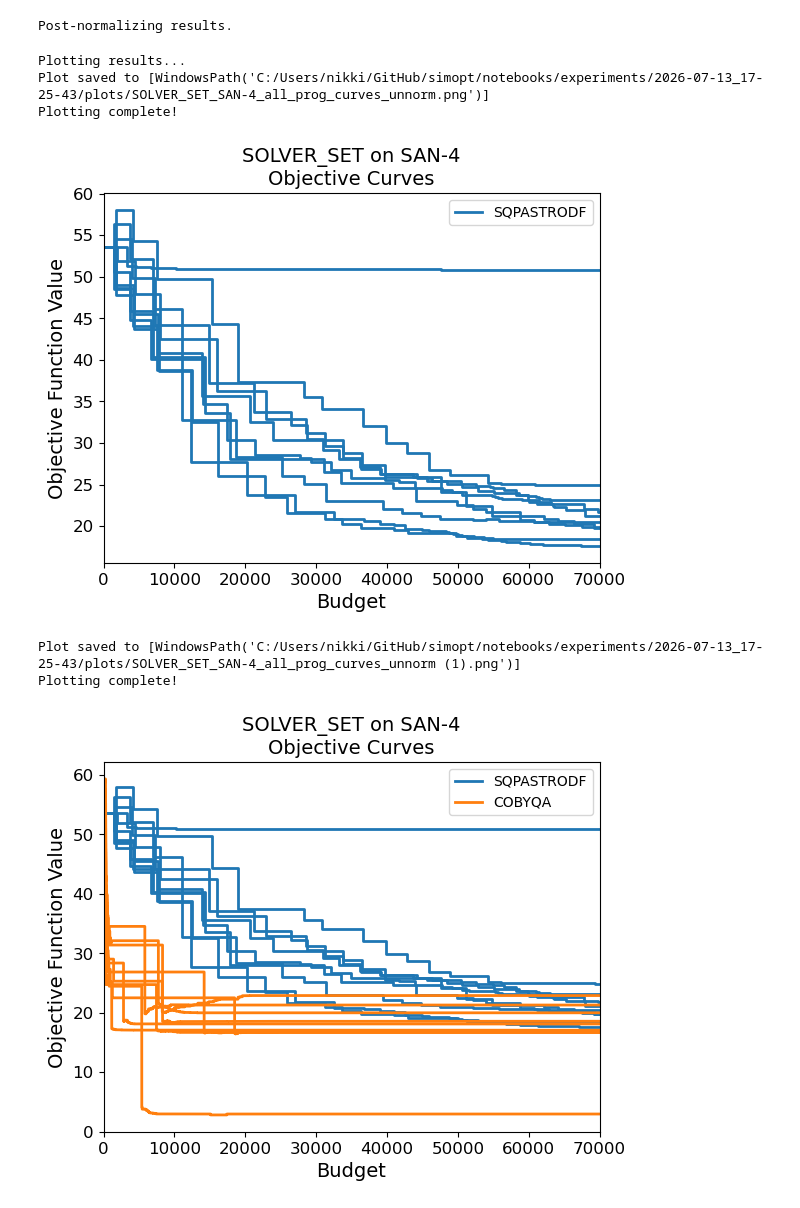
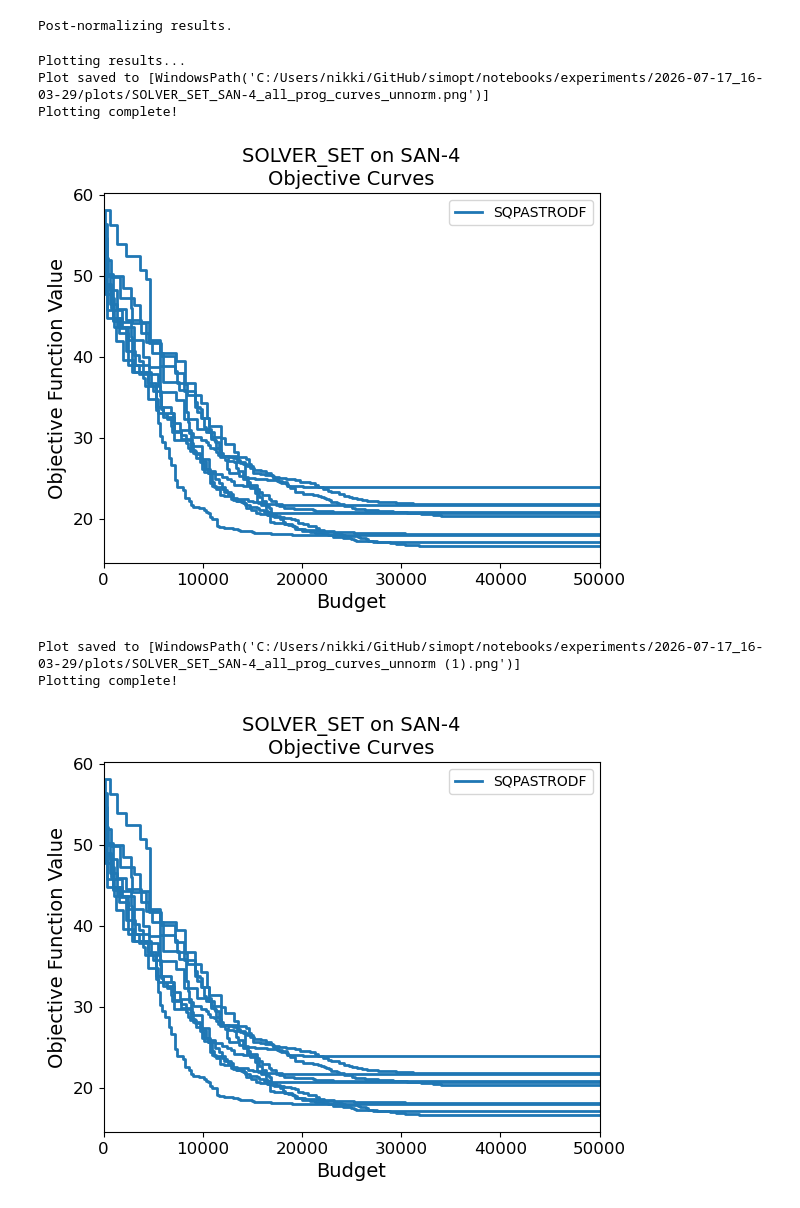
Before and after one commit to simopt-admin/simopt, a Jupyter notebook: notebooks/astro_testing.ipynb, the cells around one changed output. Drawn from its saved outputs; the diff is of its cells as text; code cells hidden in the pictures.

Commit message:
plot 0 updates

```diff
--- a/notebooks/astro_testing.ipynb
+++ b/notebooks/astro_testing.ipynb
@@ -23,15 +23,16 @@ To query model/problem/solver names, run `python scripts/list_directories.py`
 # %%
 # Specify the names of the solver(s) and problem(s) to test.
 #solver_abbr_names = [ "SQPASTRODF"]
-# COBYQA testing
+#COBYQA testing
 solver_abbr_names = ["SQPASTRODF", "COBYQA"]
 problem_abbr_names = ["SAN-4"]
 solver_factors = [{"feas_tol": 1e-2,
                    "easy_solve": False,
                    "use_gradients":False,
                    "sampling_method": "adaptive",
+                   "mu": 1,
                   },
-                  {"sample_size": 10,
+                  {"sample_size": 5,
                    "feas_tol": 1e-2}]
 
 # # General IBO testing
@@ -65,35 +66,35 @@ solver_factors = [{"feas_tol": 1e-2,
 #                    "eta_1" : .1,
 #                    "eta_2": .7}]
 # solver_renames = ["SQPASTRODF", "IBO"]
-# solver_abbr_names = ["SQPASTRODF"]
+# solver_abbr_names = ["SQPASTRODF","SQPASTRODF"]
 # problem_abbr_names = ["SAN-4"]
 # solver_factors = [
 #                   {"feas_tol": 1e-2,
-#                    "delta_0":1,
 #                    "easy_solve": False,
 #                    "use_gradients":False,
-#                    "sigma_min": 10,
-#                    "sigma_b_max":1e8,
 #                    "sampling_method": "adaptive",
-#                    "sigma_b_increase": 1,
-#                    }]
-#solver_renames = ["SQP-ASTRO-DF"]
-# solver_abbr_names = ["SQPASTRODF"]
-# problem_abbr_names = ["SAN-3"]
-# solver_factors = [{"feas_tol": 1e-4,
-#                    "delta_0":1, "a_normal": .9,
-#                    "a_tangent":.1, "mu":.1,
+#                    "mu": 1,
+#                    },
+#                 {"feas_tol": 1e-2,
 #                    "easy_solve": False,
 #                    "use_gradients":False,
-#                    "sigma_min": 1,
-#                    "sigma_b_max":100,
+#                    "sampling_method": "IBO",
+#                    "mu": 1,
+
+#                 }
+
+#                     ]
+# solver_renames = ["SQP-ASTRO-DF"]
+# solver_abbr_names = ["SQPASTRODF"]
+# problem_abbr_names = ["SAN-4"]
+# solver_factors = [{"feas_tol": 1e-2,
+#                    "easy_solve": False,
+#                    "use_gradients":False,
 #                    "sampling_method": "adaptive",
-#                    "gamma_1": 1.41421356237,
-#                    "eta_1" : .1,
-#                    "eta_2": .7
+#                    "mu": 1,
 #                   }]
 #solver_factors = [{}]
-problem_factors = [{"budget":70000, "total_cost": 5}]
+problem_factors = [{"budget":50000, "total_cost": 5}]
 # small SAN problem factors
 # arcs = [
 #     (1, 2),
@@ -215,32 +216,32 @@ def _print_path(plot_path: list[Path]) -> None:
 
 _print_path(
     plot_progress_curves(
-        experiments=mymetaexperiment.experiments[0]  , plot_type=PlotType.ALL, normalize=False
+        experiments=mymetaexperiment.experiments[0] , plot_type=PlotType.ALL, normalize=False
     )
 )
 
 print("Plotting complete!")
 # %% [output]
 Plotting results...
-Plot saved to [WindowsPath('C:/Users/nikki/GitHub/simopt/notebooks/experiments/2026-07-13_17-25-43/plots/SOLVER_SET_SAN-4_all_prog_curves_unnorm.png')]
+Plot saved to [WindowsPath('C:/Users/nikki/GitHub/simopt/notebooks/experiments/2026-07-17_16-03-29/plots/SOLVER_SET_SAN-4_all_prog_curves_unnorm.png')]
 Plotting complete!
-[figure, old version]
+[figure, new version]
 # %%
 def _print_path(plot_path: list[Path]) -> None:
     print(f"Plot saved to {plot_path!s}")
 
 
 _print_path(
     plot_progress_curves(
-        experiments=mymetaexperiment.experiments[0] + mymetaexperiment.experiments[1] , all_in_one = True, plot_type=PlotType.ALL, normalize=False,  save_as_pickle = True,
+        experiments=mymetaexperiment.experiments[0] , all_in_one = True, plot_type=PlotType.ALL, normalize=False,  save_as_pickle = True,
     )
 )
 
 print("Plotting complete!")
 # %% [output]
-Plot saved to [WindowsPath('C:/Users/nikki/GitHub/simopt/notebooks/experiments/2026-07-13_17-25-43/plots/SOLVER_SET_SAN-4_all_prog_curves_unnorm (1).png')]
+Plot saved to [WindowsPath('C:/Users/nikki/GitHub/simopt/notebooks/experiments/2026-07-17_16-03-29/plots/SOLVER_SET_SAN-4_all_prog_curves_unnorm (1).png')]
 Plotting complete!
-[figure, old version]
+[figure, new version]
 # %%
 def _print_path(plot_path: list[Path]) -> None:
     print(f"Plot saved to {plot_path!s}")
```
Also changed, not shown: parts of 9 cells of this notebook, 6 other files.
